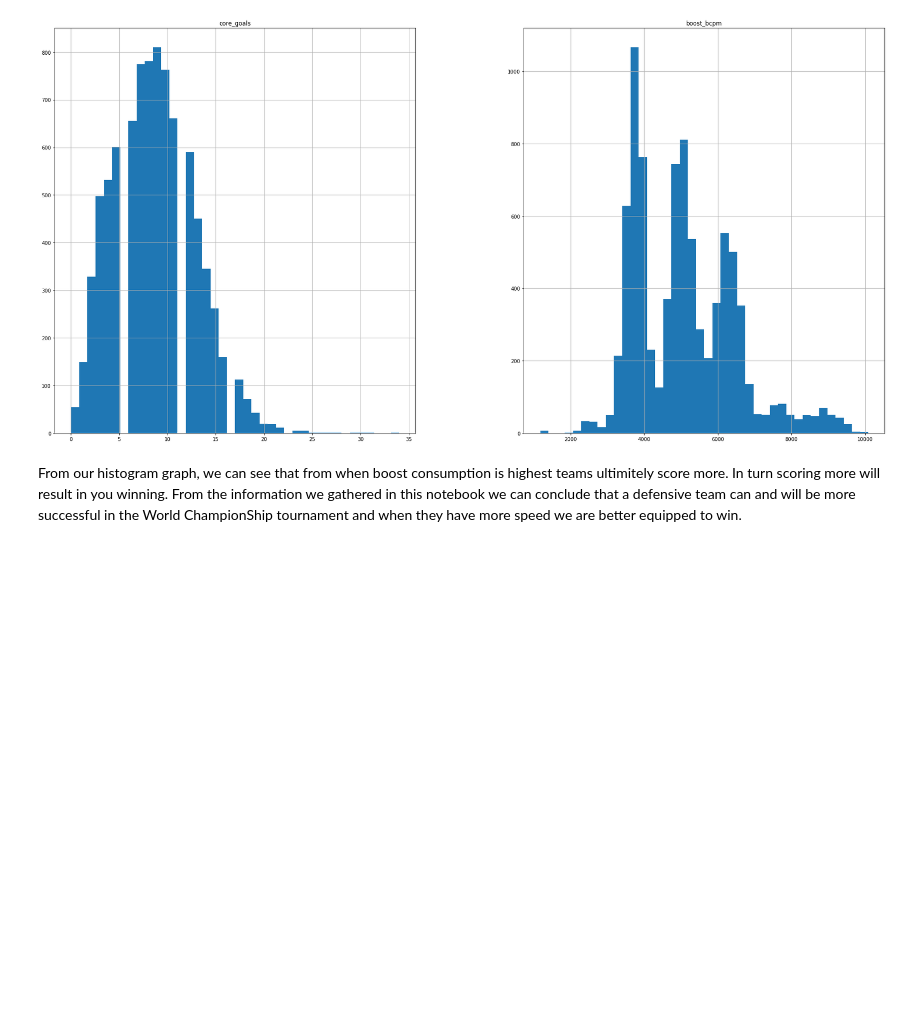
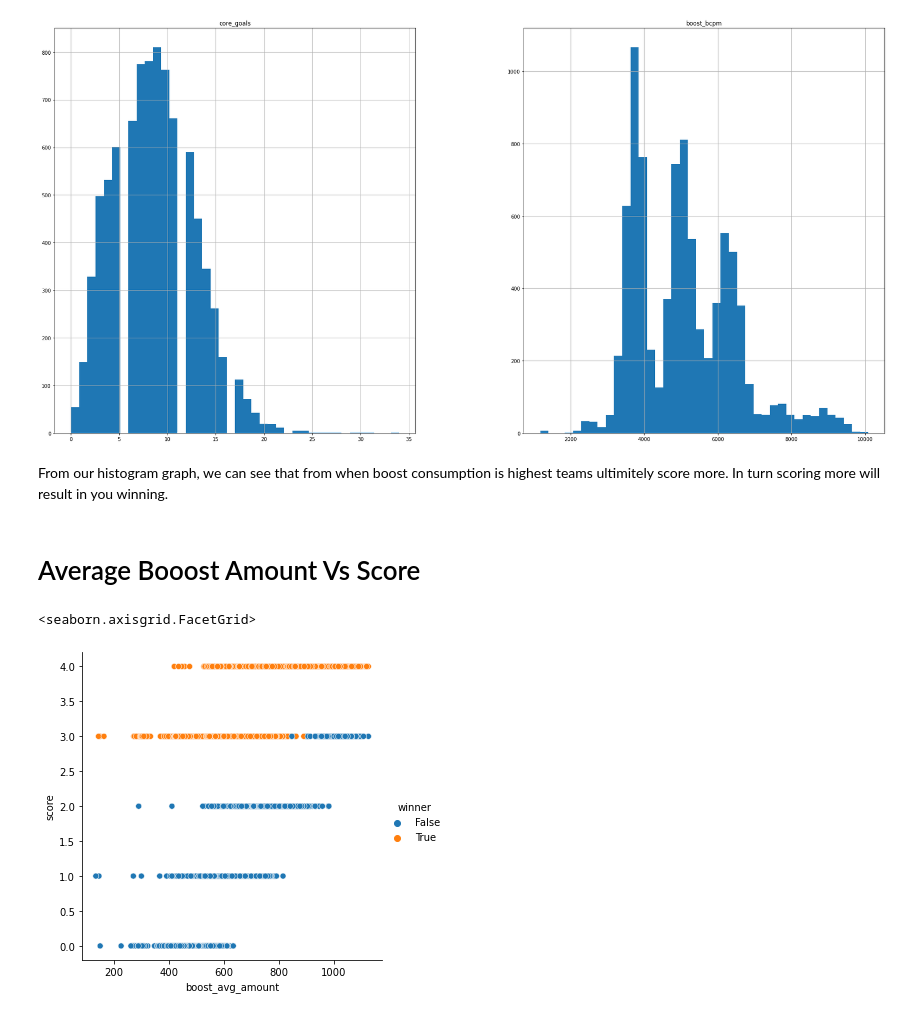
Before and after one commit to ahmadsm1/Rocket-League-Winning-Strategies, a Jupyter notebook: notebooks/analysis3.ipynb, the cells around one changed output. Saved outputs shown, nothing was run; the diff lists cells and outputs as text; code cells hidden in the pictures; blank space fills up the shorter version.

```diff
--- a/notebooks/analysis3.ipynb
+++ b/notebooks/analysis3.ipynb
@@ -150,3 +154,10 @@ array([[<AxesSubplot:title={'center':'core_goals'}>,
 # %% [markdown]
-From our histogram graph, we can see that from when boost consumption is highest teams ultimitely
-score more. In turn scoring more will result in you winning. From the information we gathered in this notebook we can conclude that a defensive team can and will be more successful in the World ChampionShip tournament and when they have more speed we are better equipped to win.
+From our histogram graph, we can see that from when boost consumption is highest teams ultimitely score more. In turn scoring more will result in you winning.
+# %% [markdown]
+# Average Booost Amount Vs Score
+# %%
+
+sns.relplot(data=raw ,x='boost_avg_amount', y= 'score', hue = "winner")
+# %% [output]
+<seaborn.axisgrid.FacetGrid>
+[figure, added]
```
Also changed, not shown: parts of 13 cells of this notebook.
